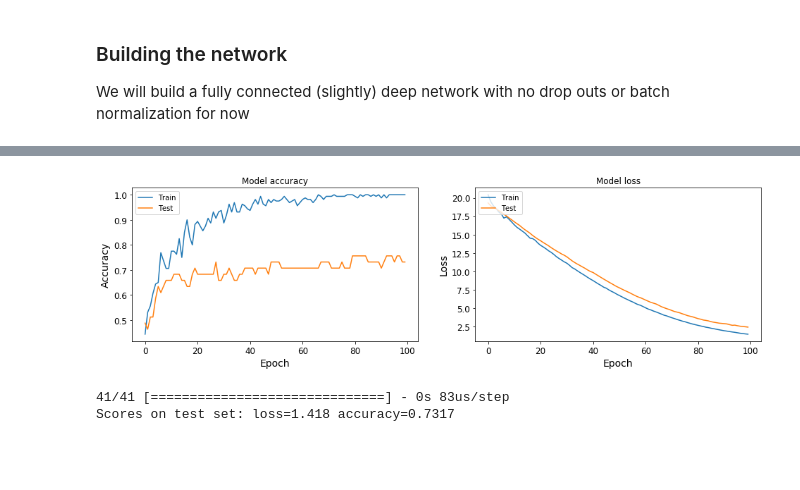
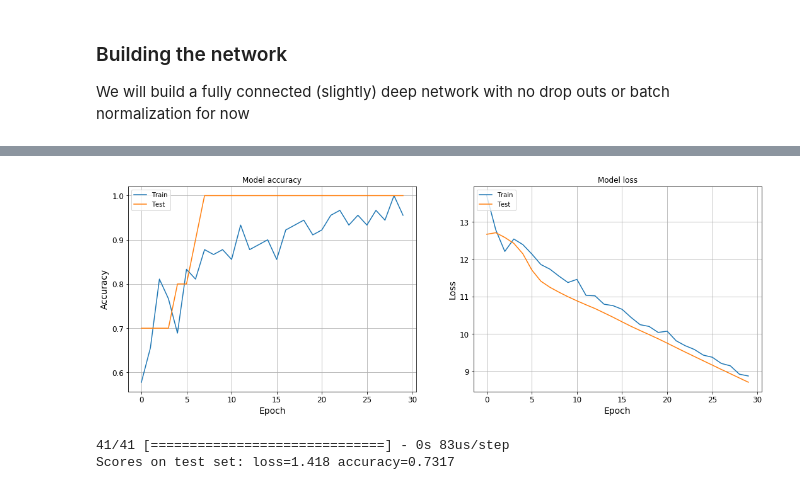
Before and after one commit to ahsanMah/interpretDL, a Jupyter notebook: ADNNI.ipynb, the cells around one changed output, grey strips where cells are left out. Drawn from its saved outputs; the diff is of its cells as text; code cells hidden in the pictures; blank space fills up the shorter version.

```diff
--- a/ADNNI.ipynb
+++ b/ADNNI.ipynb
@@ -158,0 +162,8 @@ dtype: float64
+# %%
+labels = pd.Series(fused_labels)
+non_MCI_samples = labels != "MCI"
+
+stripped_features = raw_features[non_MCI_samples]
+stripped_labels = labels[non_MCI_samples]
+
+dist(stripped_labels)
@@ -164,7 +179,7 @@ dtype: float64
 from imblearn.over_sampling import SMOTE
 sm = SMOTE(random_state=42)
 
-features, labels = sm.fit_resample(raw_features, fused_labels)
+features, labels = sm.fit_resample(stripped_features, stripped_labels)
 
 print(features.shape)
 print(pd.Series(labels).value_counts()/len(labels))
@@ -226,7 +245,7 @@ We will build a fully connected (slightly) deep network with no drop outs or bat
 from keras import optimizers
 from keras import regularizers
 
-def build_dnn(num_features):
+def build_dnn(num_features, num_labels=2):
     keras.backend.clear_session()
     reset_graph()
 
@@ -238,10 +257,10 @@ def build_dnn(num_features):
     Dense = keras.layers.Dense
 
     # Using He initialization
-    he_init = tf.contrib.layers.variance_scaling_initializer()
+    he_init = keras.initializers.he_normal()
 
 
-    dnn.add(Dense(units = 300, activation="elu", input_dim=num_features,
+    dnn.add(Dense(units = 150, activation="elu", input_dim=num_features,
                   kernel_initializer=he_init, kernel_regularizer = my_reg))
     dnn.add(keras.layers.Dropout(0.5))
     dnn.add(Dense(units = 150, activation="elu",
@@ -249,9 +268,9 @@ def build_dnn(num_features):
     dnn.add(keras.layers.Dropout(0.5))
     dnn.add(Dense(units=50, activation='elu',
                   kernel_initializer=he_init, kernel_regularizer = my_reg))
-    dnn.add(keras.layers.Dropout(0.1))
+    dnn.add(keras.layers.Dropout(0.2))
 
-    dnn.add(Dense(units=3, activation="softmax", kernel_initializer=he_init)) # 5 labels -> logits for now
+    dnn.add(Dense(units=num_labels, activation="softmax")) # 5 labels -> logits for now
 
     dnn.compile(loss='categorical_crossentropy',
                   optimizer="adam",
@@ -281,5 +300,5 @@ Non-trainable params: 0
 _________________________________________________________________
 # %%
 dnn = build_dnn(X_train.shape[1])
-history = dnn.fit(X_train, y_train_1hot, epochs=100, batch_size = 20, validation_data=(X_test, y_test_1hot))
+history = dnn.fit(X_train, y_train_1hot, epochs=30, batch_size = 20, validation_data=(X_test, y_test_1hot))
 # %% [output]
@@ -311,23 +326,26 @@ df[["acc","val_acc"]].plot(figsize=(12,8))
 # %%
 def plot_history(history):
-    fig, axs = plt.subplots(1, 2, figsize=(16,4))
+    fig, axs = plt.subplots(1, 2, figsize=(18,6))
 
     # Plot training & validation accuracy values
+    axs[0].grid(True)
     axs[0].plot(history.history['acc'])
     axs[0].plot(history.history['val_acc'])
     axs[0].set(title='Model accuracy', ylabel='Accuracy', xlabel='Epoch')
     axs[0].legend(['Train', 'Test'], loc='upper left')
 
     # Plot training & validation loss values
+    axs[1].grid(True)
     axs[1].plot(history.history['loss'])
     axs[1].plot(history.history['val_loss'])
     axs[1].set(title='Model loss',ylabel='Loss', xlabel='Epoch')
     axs[1].legend(['Train', 'Test'], loc='upper left')
+
     plt.show()
 
 plot_history(history)
 # %% [output]
-[figure, old version]
+[figure, new version]
 # %%
 loss_and_metrics = dnn.evaluate(X_test, y_test_1hot)
 print("Scores on test set: loss={:0.3f} accuracy={:.4f}".format(*loss_and_metrics))
```
Also changed, not shown: parts of 26 cells of this notebook, 32 other files.
